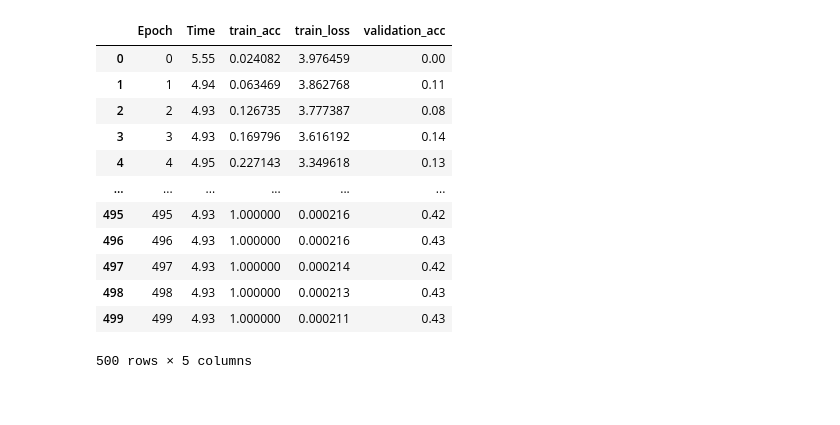
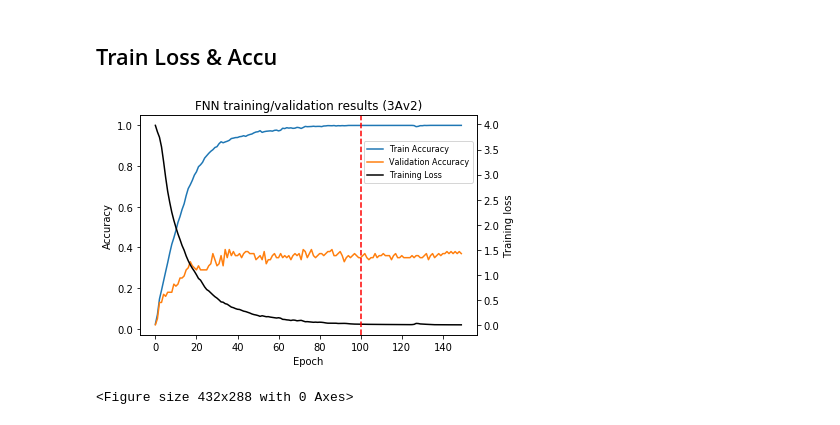
Before and after one commit to stevenliu000/time-series-domain-adaptation, a Jupyter notebook: JDA/plot-report-FNN.ipynb, the cells around one changed output. Saved outputs shown, nothing was run; the diff lists cells and outputs as text; code cells hidden in the pictures.

Commit message:
add FNN results plot

```diff
--- a/JDA/plot-report-FNN.ipynb
+++ b/JDA/plot-report-FNN.ipynb
@@ -1,8 +1,5 @@
 # %%
 import pandas
 import matplotlib.pyplot as plt
-record_path_3Av2 = "data_resultsb400.e500.lr0.0001.task3Av2/FNN_log.outb400.e500.lr0.0001.task3Av2"
-record_path_3E = "data_resultsb400.e500.lr0.0001.task3E/FNN_log.outb400.e500.lr0.0001.task3E"
-
-record_source = [record_path_3Av2, record_path_3E][0]
-dat = pandas.read_table(record_source)
+record_path_3Av2 = "Final_data_resultsb400.e150.lr0.0001.task3Av2/FNN_log.outb400.e150.lr0.0001.task3Av2"
+record_path_3E = "Final_data_resultsb400.e150.lr0.0001.task3E/FNN_log.outb400.e150.lr0.0001.task3E"
@@ -17,16 +6,37 @@ plt.plot(x, dat['validation_acc'])
-# %%
-dat
-# %% [output]
-|  | Epoch | Time | train_acc | train_loss | validation_acc |
-| 0 | 0 | 5.55 | 0.024082 | 3.976459 | 0.00 |
-| 1 | 1 | 4.94 | 0.063469 | 3.862768 | 0.11 |
-| 2 | 2 | 4.93 | 0.126735 | 3.777387 | 0.08 |
-| 3 | 3 | 4.93 | 0.169796 | 3.616192 | 0.14 |
-| 4 | 4 | 4.95 | 0.227143 | 3.349618 | 0.13 |
-| ... | ... | ... | ... | ... | ... |
-| 495 | 495 | 4.93 | 1.000000 | 0.000216 | 0.42 |
-| 496 | 496 | 4.93 | 1.000000 | 0.000216 | 0.43 |
-| 497 | 497 | 4.93 | 1.000000 | 0.000214 | 0.42 |
-| 498 | 498 | 4.93 | 1.000000 | 0.000213 | 0.43 |
-| 499 | 499 | 4.93 | 1.000000 | 0.000211 | 0.43 |
-500 rows × 5 columns
+# %% [markdown]
+## Train Loss & Accu
+# %%
+## 3Av2
+
+source = 0
+record_path_source = [record_path_3Av2, record_path_3E][source]
+dat = pandas.read_table(record_path_source)
+source_name = ['3Av2', '3E'][source]
+
+x = [i for i in range(dat.shape[0])]
+color = 'tab:red'
+fig, ax1 = plt.subplots()
+ax1.set_xlabel('Epoch')
+ax1.set_ylabel('Accuracy')
+l1, = ax1.plot(x, dat['train_acc'])
+l2, = ax1.plot(x, dat['validation_acc'])
+ax1.tick_params(axis='y')
+
+
+ax2 = ax1.twinx()  # instantiate a second axes that shares the same x-axis
+
+color = 'black'
+ax2.set_ylabel('Training loss')  # we already handled the x-label with ax1
+l3, = ax2.plot(x, dat['train_loss'], color=color)
+ax2.tick_params(axis='y')
+plt.legend([l1, l2, l3],["Train Accuracy", "Validation Accuracy", "Training Loss"], prop={"size":8}, loc='best', bbox_to_anchor=(0.6, 0.5, 0.4, 0.4))
+ax2.axvline(x=100, linestyle='--', color="red")
+
+plt.title("FNN training/validation results (" + source_name + ")")
+fig.tight_layout()  # otherwise the right y-label is slightly clipped
+plt.show()
+
+plt.savefig("FNN_results_fig/FNN_acc_train_loss_{}.png".format(source_name))
+# %% [output]
+[figure, added]
+<Figure size 432x288 with 0 Axes>
```
Also changed, not shown: parts of 2 cells of this notebook, 3 other files.
